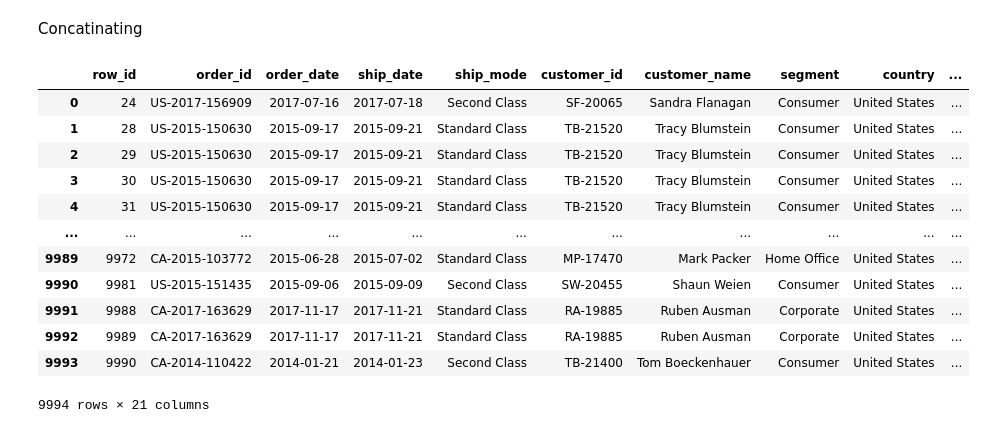
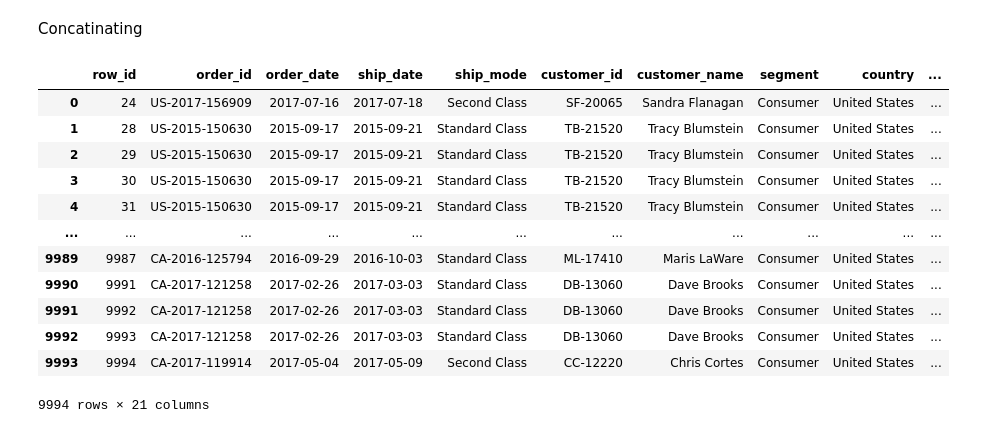
Before and after one commit to Sru-j/daily_lab_activities, a Jupyter notebook: data_load_url.ipynb, the cells around one changed output. Cells and saved outputs as stored; diff of their text form; code cells hidden in the pictures.

```diff
--- a/data_load_url.ipynb
+++ b/data_load_url.ipynb
@@ -437,18 +437,18 @@ pd.read_csv("/content/drive/My Drive/Colab Notebooks/day_10_data/superstore_cent
 # %% [markdown]
 Concatinating
 # %%
-pd.concat([east_df,central_df,west_df, south_df] , ignore_index= True, sort=False)
+pd.concat([east_df,south_df, central_df,west_df] , ignore_index= True, sort=False)
 # %% [output]
 |  | row_id | order_id | order_date | ship_date | ship_mode | customer_id | customer_name | segment | country | ... |
 | 0 | 24 | US-2017-156909 | 2017-07-16 | 2017-07-18 | Second Class | SF-20065 | Sandra Flanagan | Consumer | United States | ... |
 | 1 | 28 | US-2015-150630 | 2015-09-17 | 2015-09-21 | Standard Class | TB-21520 | Tracy Blumstein | Consumer | United States | ... |
 | 2 | 29 | US-2015-150630 | 2015-09-17 | 2015-09-21 | Standard Class | TB-21520 | Tracy Blumstein | Consumer | United States | ... |
 | 3 | 30 | US-2015-150630 | 2015-09-17 | 2015-09-21 | Standard Class | TB-21520 | Tracy Blumstein | Consumer | United States | ... |
 | 4 | 31 | US-2015-150630 | 2015-09-17 | 2015-09-21 | Standard Class | TB-21520 | Tracy Blumstein | Consumer | United States | ... |
 | ... | ... | ... | ... | ... | ... | ... | ... | ... | ... | ... |
-| 9989 | 9972 | CA-2015-103772 | 2015-06-28 | 2015-07-02 | Standard Class | MP-17470 | Mark Packer | Home Office | United States | ... |
-| 9990 | 9981 | US-2015-151435 | 2015-09-06 | 2015-09-09 | Second Class | SW-20455 | Shaun Weien | Consumer | United States | ... |
-| 9991 | 9988 | CA-2017-163629 | 2017-11-17 | 2017-11-21 | Standard Class | RA-19885 | Ruben Ausman | Corporate | United States | ... |
-| 9992 | 9989 | CA-2017-163629 | 2017-11-17 | 2017-11-21 | Standard Class | RA-19885 | Ruben Ausman | Corporate | United States | ... |
-| 9993 | 9990 | CA-2014-110422 | 2014-01-21 | 2014-01-23 | Second Class | TB-21400 | Tom Boeckenhauer | Consumer | United States | ... |
+| 9989 | 9987 | CA-2016-125794 | 2016-09-29 | 2016-10-03 | Standard Class | ML-17410 | Maris LaWare | Consumer | United States | ... |
+| 9990 | 9991 | CA-2017-121258 | 2017-02-26 | 2017-03-03 | Standard Class | DB-13060 | Dave Brooks | Consumer | United States | ... |
+| 9991 | 9992 | CA-2017-121258 | 2017-02-26 | 2017-03-03 | Standard Class | DB-13060 | Dave Brooks | Consumer | United States | ... |
+| 9992 | 9993 | CA-2017-121258 | 2017-02-26 | 2017-03-03 | Standard Class | DB-13060 | Dave Brooks | Consumer | United States | ... |
+| 9993 | 9994 | CA-2017-119914 | 2017-05-04 | 2017-05-09 | Second Class | CC-12220 | Chris Cortes | Consumer | United States | ... |
 9994 rows × 21 columns
```
